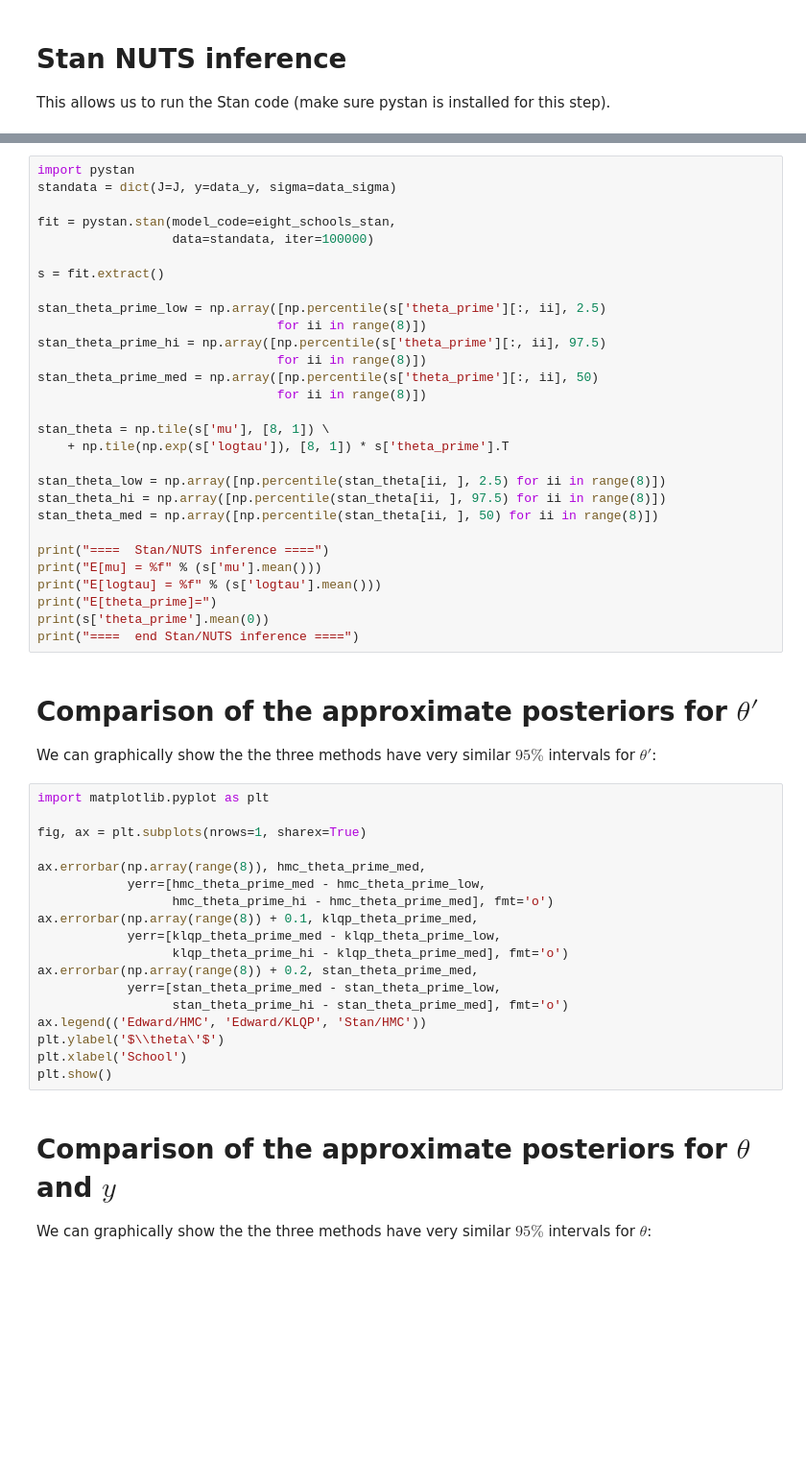
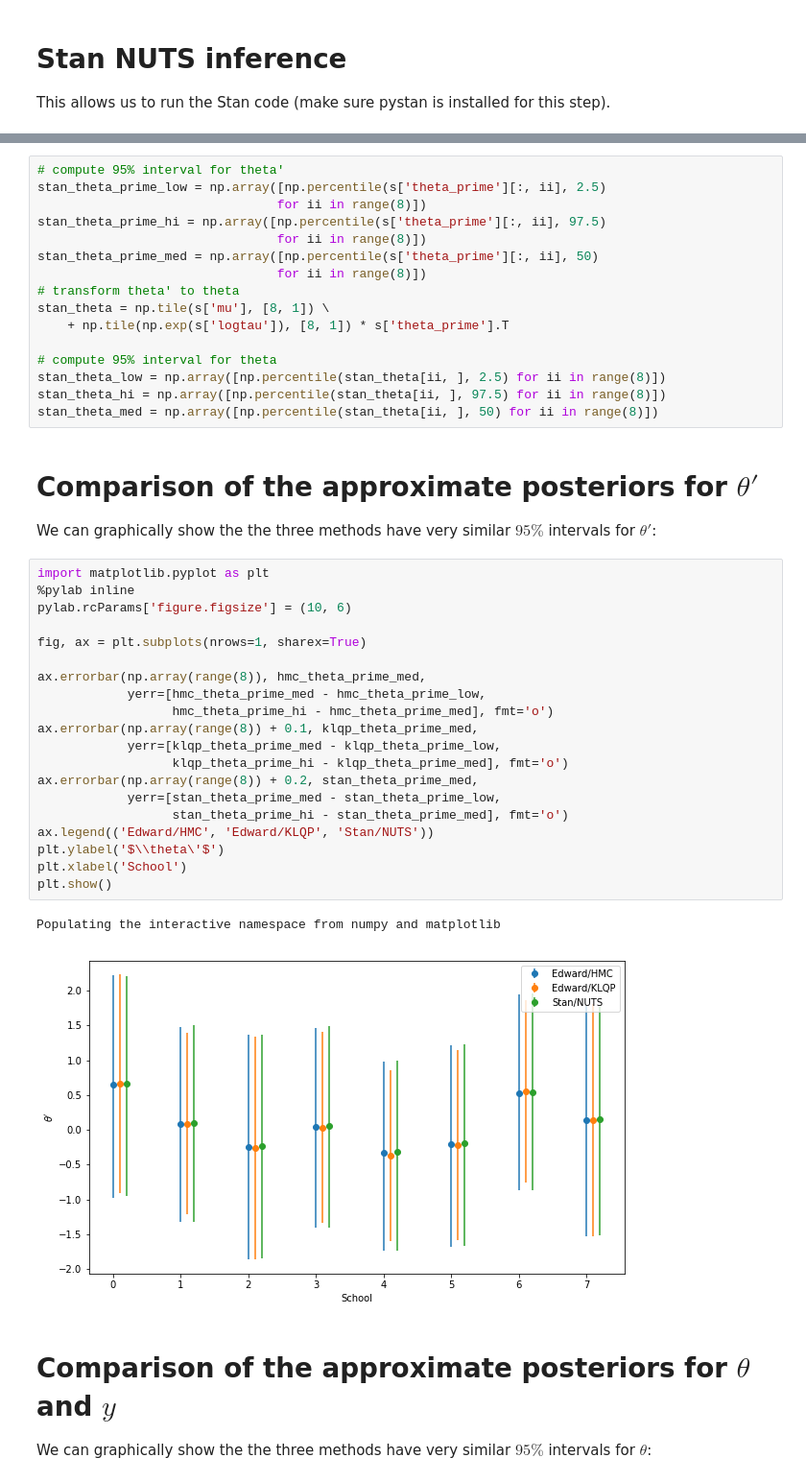
Before and after one commit to blei-lab/edward, a Jupyter notebook: notebooks/eight_schools.ipynb, the cells around one changed output, grey strips where cells are left out. Shown at 96% size. Cells and saved outputs as stored; diff of their text form; blank space fills up the shorter version.

```diff
--- a/notebooks/eight_schools.ipynb
+++ b/notebooks/eight_schools.ipynb
@@ -174,32 +222,19 @@ This allows us to run the Stan code (make sure pystan is installed for this step
 # %%
-import pystan
-standata = dict(J=J, y=data_y, sigma=data_sigma)
-
-fit = pystan.stan(model_code=eight_schools_stan,
-                  data=standata, iter=100000)
-
-s = fit.extract()
-
+# compute 95% interval for theta'
 stan_theta_prime_low = np.array([np.percentile(s['theta_prime'][:, ii], 2.5)
                                 for ii in range(8)])
 stan_theta_prime_hi = np.array([np.percentile(s['theta_prime'][:, ii], 97.5)
                                 for ii in range(8)])
 stan_theta_prime_med = np.array([np.percentile(s['theta_prime'][:, ii], 50)
                                 for ii in range(8)])
-
+# transform theta' to theta
 stan_theta = np.tile(s['mu'], [8, 1]) \
     + np.tile(np.exp(s['logtau']), [8, 1]) * s['theta_prime'].T
 
+# compute 95% interval for theta
 stan_theta_low = np.array([np.percentile(stan_theta[ii, ], 2.5) for ii in range(8)])
 stan_theta_hi = np.array([np.percentile(stan_theta[ii, ], 97.5) for ii in range(8)])
 stan_theta_med = np.array([np.percentile(stan_theta[ii, ], 50) for ii in range(8)])
-
-print("====  Stan/NUTS inference ====")
-print("E[mu] = %f" % (s['mu'].mean()))
-print("E[logtau] = %f" % (s['logtau'].mean()))
-print("E[theta_prime]=")
-print(s['theta_prime'].mean(0))
-print("====  end Stan/NUTS inference ====")
 # %% [markdown]
 # Comparison of the approximate posteriors for $\theta'$
 
@@ -207,22 +242,27 @@ print("====  end Stan/NUTS inference ====")
 We can graphically show the the three methods have very similar $95\%$ intervals for $\theta'$:
 # %%
 import matplotlib.pyplot as plt
+%pylab inline
+pylab.rcParams['figure.figsize'] = (10, 6)
 
 fig, ax = plt.subplots(nrows=1, sharex=True)
 
 ax.errorbar(np.array(range(8)), hmc_theta_prime_med,
             yerr=[hmc_theta_prime_med - hmc_theta_prime_low,
                   hmc_theta_prime_hi - hmc_theta_prime_med], fmt='o')
 ax.errorbar(np.array(range(8)) + 0.1, klqp_theta_prime_med,
             yerr=[klqp_theta_prime_med - klqp_theta_prime_low,
                   klqp_theta_prime_hi - klqp_theta_prime_med], fmt='o')
 ax.errorbar(np.array(range(8)) + 0.2, stan_theta_prime_med,
             yerr=[stan_theta_prime_med - stan_theta_prime_low,
                   stan_theta_prime_hi - stan_theta_prime_med], fmt='o')
-ax.legend(('Edward/HMC', 'Edward/KLQP', 'Stan/HMC'))
+ax.legend(('Edward/HMC', 'Edward/KLQP', 'Stan/NUTS'))
 plt.ylabel('$\\theta\'$')
 plt.xlabel('School')
 plt.show()
+# %% [output]
+Populating the interactive namespace from numpy and matplotlib
+[figure, added]
 # %% [markdown]
 # Comparison of the approximate posteriors for $\theta$ and $y$
 
```
Also changed, not shown: parts of 10 cells of this notebook.
